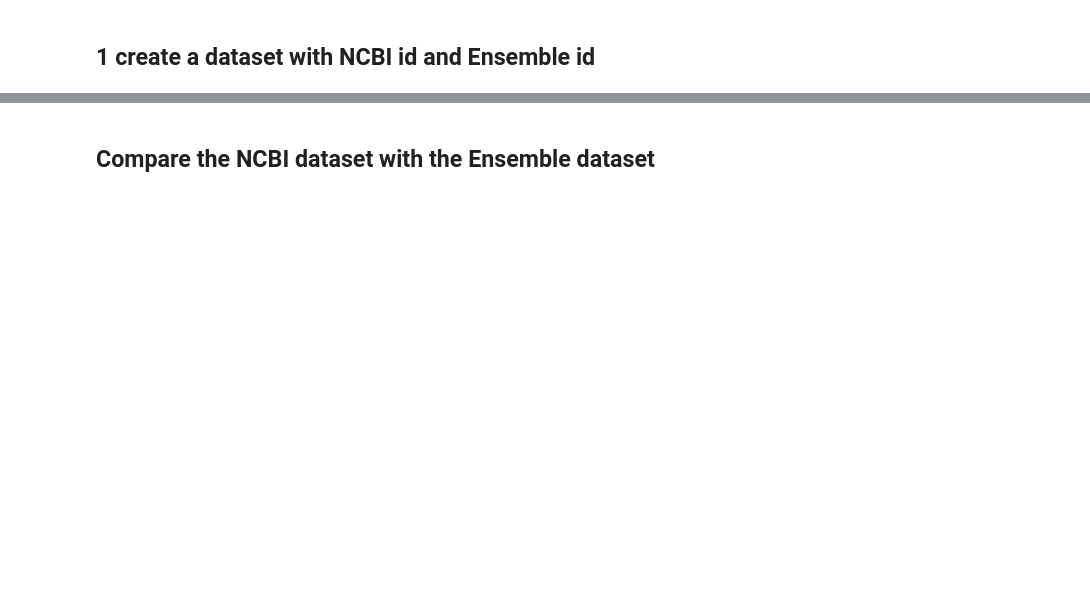
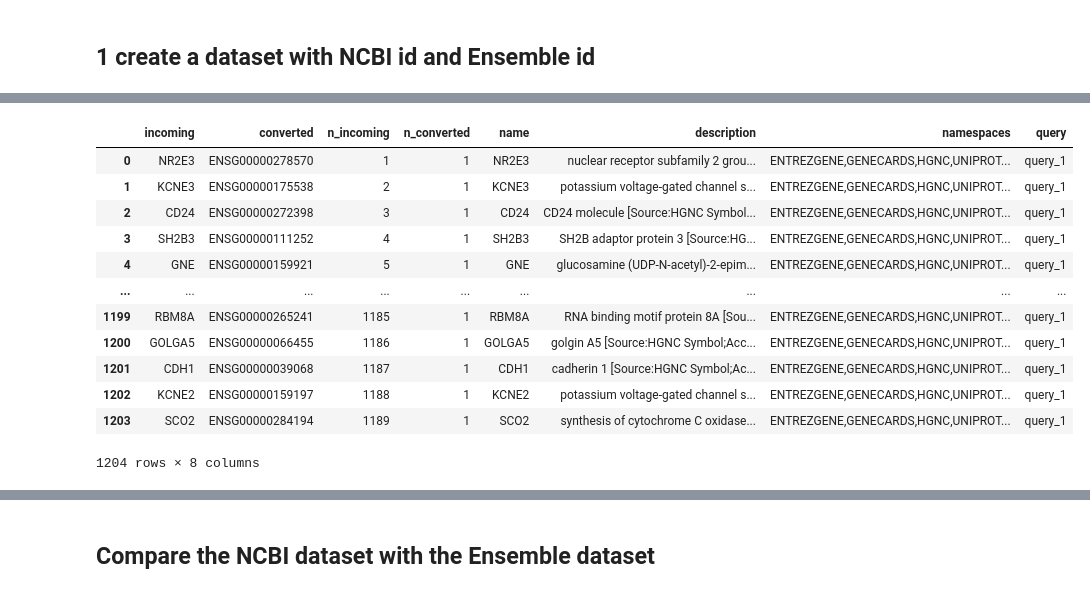
Before and after one commit to a59490/Tese_ASD_Gene_Pred, a Jupyter notebook: 3_pos_neg_genes/NCBI_to_Ensembl.ipynb, the cells around one changed output, grey strips where cells are left out. Saved outputs shown, nothing was run; the diff lists cells and outputs as text; code cells hidden in the pictures; blank space fills up the shorter version.

```diff
--- a/3_pos_neg_genes/NCBI_to_Ensembl.ipynb
+++ b/3_pos_neg_genes/NCBI_to_Ensembl.ipynb
@@ -109,0 +150,22 @@ print(NCBI_df.shape)
+# %%
+from gprofiler import GProfiler
+
+gp = GProfiler(return_dataframe=True)
+gp_convert_df =gp.convert(organism  = 'hsapiens',
+                            query= xls['symbol'].to_list(),
+                                target_namespace= 'ENSG')
+gp_convert_df
+# %% [output]
+|  | incoming | converted | n_incoming | n_converted | name | description | namespaces | query |
+| 0 | NR2E3 | ENSG00000278570 | 1 | 1 | NR2E3 | nuclear receptor subfamily 2 grou... | ENTREZGENE,GENECARDS,HGNC,UNIPROT... | query_1 |
+| 1 | KCNE3 | ENSG00000175538 | 2 | 1 | KCNE3 | potassium voltage-gated channel s... | ENTREZGENE,GENECARDS,HGNC,UNIPROT... | query_1 |
+| 2 | CD24 | ENSG00000272398 | 3 | 1 | CD24 | CD24 molecule [Source:HGNC Symbol... | ENTREZGENE,GENECARDS,HGNC,UNIPROT... | query_1 |
+| 3 | SH2B3 | ENSG00000111252 | 4 | 1 | SH2B3 | SH2B adaptor protein 3 [Source:HG... | ENTREZGENE,GENECARDS,HGNC,UNIPROT... | query_1 |
+| 4 | GNE | ENSG00000159921 | 5 | 1 | GNE | glucosamine (UDP-N-acetyl)-2-epim... | ENTREZGENE,GENECARDS,HGNC,UNIPROT... | query_1 |
+| ... | ... | ... | ... | ... | ... | ... | ... | ... |
+| 1199 | RBM8A | ENSG00000265241 | 1185 | 1 | RBM8A | RNA binding motif protein 8A [Sou... | ENTREZGENE,GENECARDS,HGNC,UNIPROT... | query_1 |
+| 1200 | GOLGA5 | ENSG00000066455 | 1186 | 1 | GOLGA5 | golgin A5 [Source:HGNC Symbol;Acc... | ENTREZGENE,GENECARDS,HGNC,UNIPROT... | query_1 |
+| 1201 | CDH1 | ENSG00000039068 | 1187 | 1 | CDH1 | cadherin 1 [Source:HGNC Symbol;Ac... | ENTREZGENE,GENECARDS,HGNC,UNIPROT... | query_1 |
+| 1202 | KCNE2 | ENSG00000159197 | 1188 | 1 | KCNE2 | potassium voltage-gated channel s... | ENTREZGENE,GENECARDS,HGNC,UNIPROT... | query_1 |
+| 1203 | SCO2 | ENSG00000284194 | 1189 | 1 | SCO2 | synthesis of cytochrome C oxidase... | ENTREZGENE,GENECARDS,HGNC,UNIPROT... | query_1 |
+1204 rows × 8 columns
```
Also changed, not shown: parts of 20 cells of this notebook, 5 other files.
